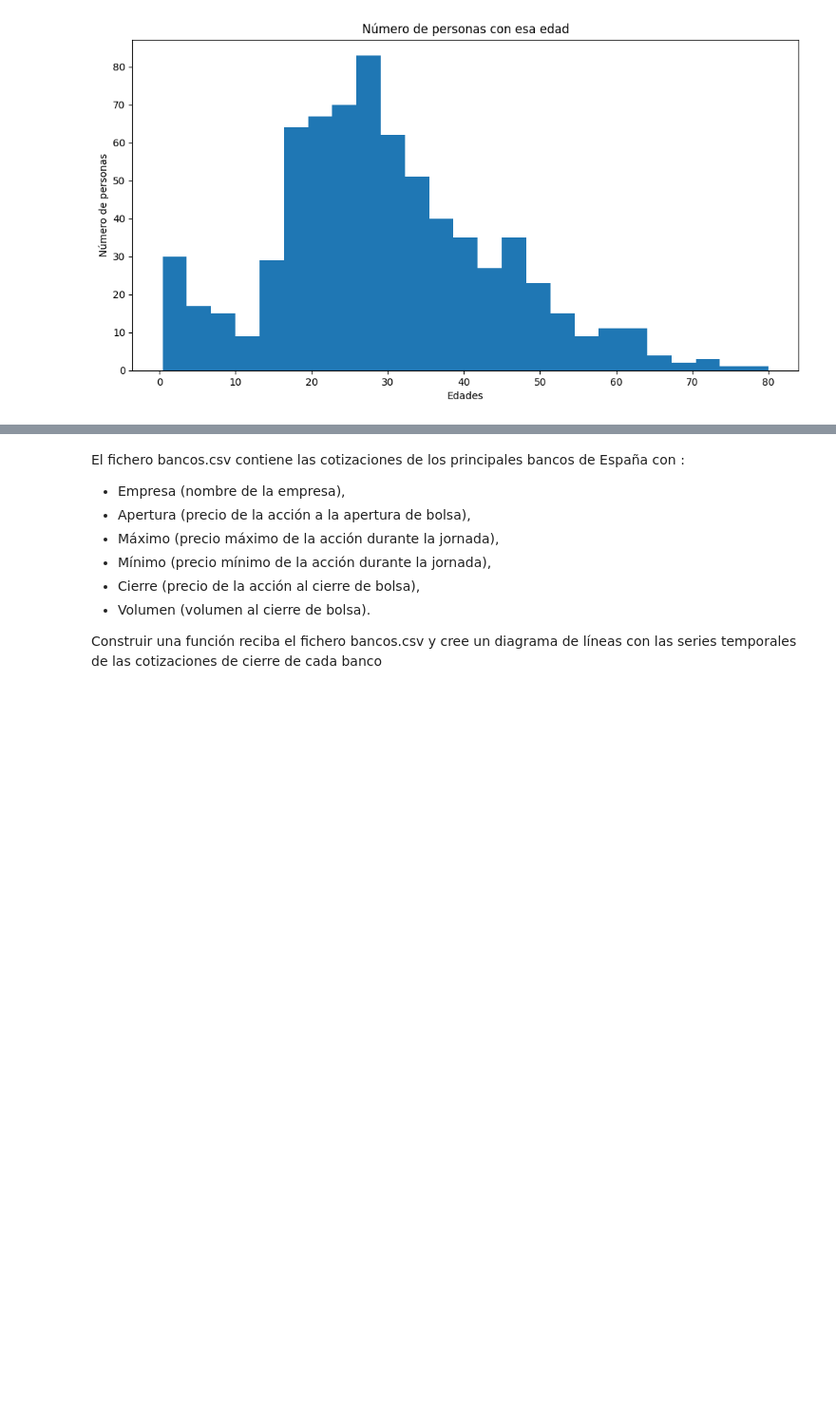
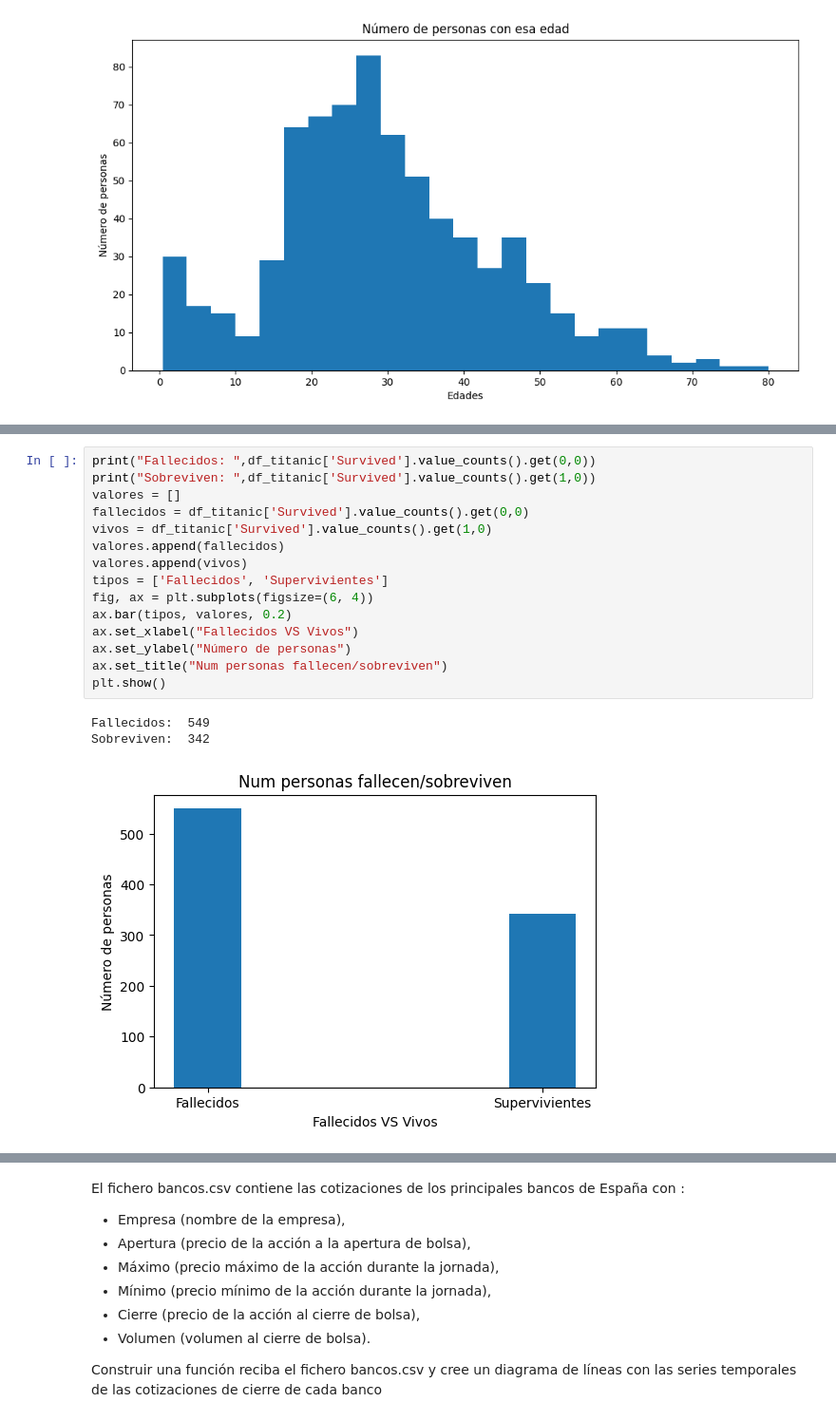
Before and after one commit to jmrodriguez2552/CEDAPY_25_26, a Jupyter notebook: ANALISIS_DATOS_PYTHON/NOTEBOOKS/EJERCICIOS/5101_EJERCICIO-5_Gráficos_Matplotlib.ipynb, the cells around one changed output, grey strips where cells are left out. Shown: that part at 95% size. Drawn from its saved outputs; the diff is of its cells as text; blank space fills up the shorter version.

```diff
--- a/ANALISIS_DATOS_PYTHON/NOTEBOOKS/EJERCICIOS/5101_EJERCICIO-5_Gráficos_Matplotlib.ipynb
+++ b/ANALISIS_DATOS_PYTHON/NOTEBOOKS/EJERCICIOS/5101_EJERCICIO-5_Gráficos_Matplotlib.ipynb
@@ -83,0 +86,19 @@ ax.bar(df_titanic['Pclass'], df_titanic.groupby('PassengerId')['Pclass'].sum())
+# %%
+print("Fallecidos: ",df_titanic['Survived'].value_counts().get(0,0))
+print("Sobreviven: ",df_titanic['Survived'].value_counts().get(1,0))
+valores = []
+fallecidos = df_titanic['Survived'].value_counts().get(0,0)
+vivos = df_titanic['Survived'].value_counts().get(1,0)
+valores.append(fallecidos)
+valores.append(vivos)
+tipos = ['Fallecidos', 'Supervivientes']
+fig, ax = plt.subplots(figsize=(6, 4))
+ax.bar(tipos, valores, 0.2)
+ax.set_xlabel("Fallecidos VS Vivos")
+ax.set_ylabel("Número de personas")
+ax.set_title("Num personas fallecen/sobreviven")
+plt.show()
+# %% [output]
+Fallecidos:  549
+Sobreviven:  342
+[figure, added]
```
Also changed, not shown: parts of 2 cells of this notebook, 1 other file.
